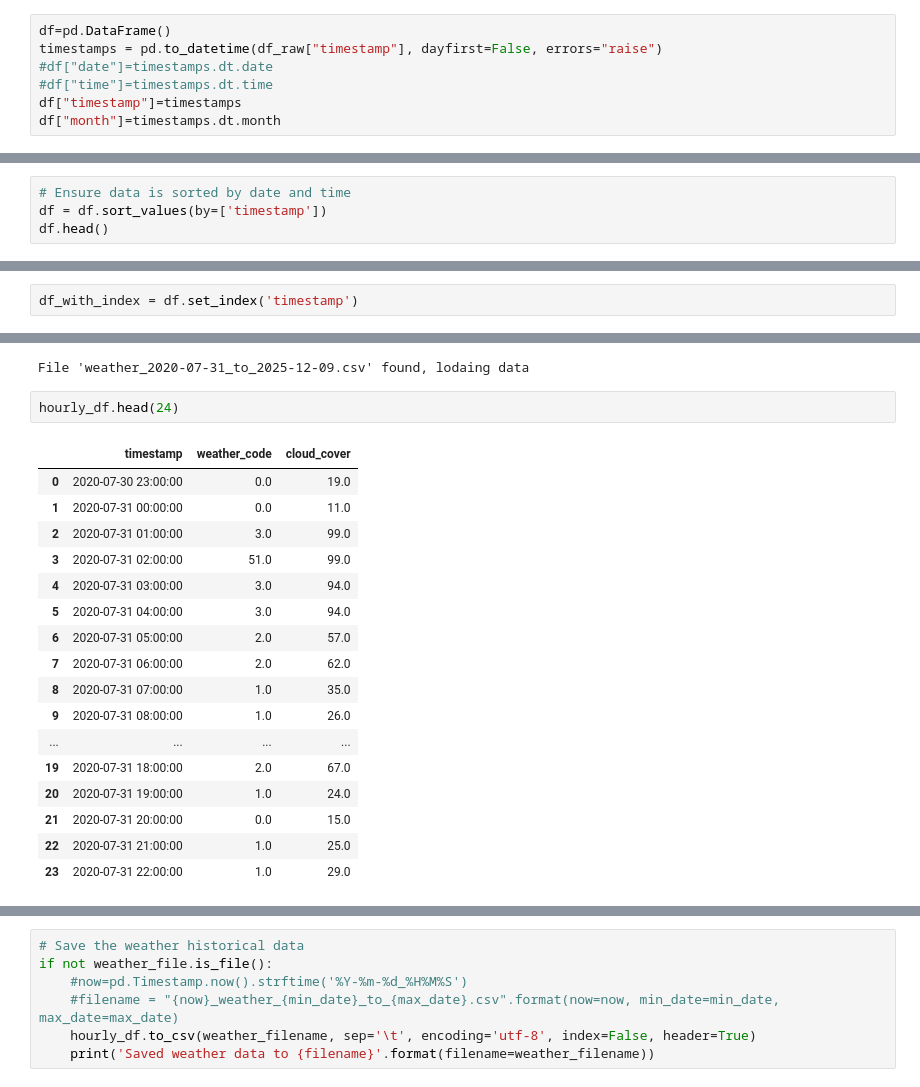
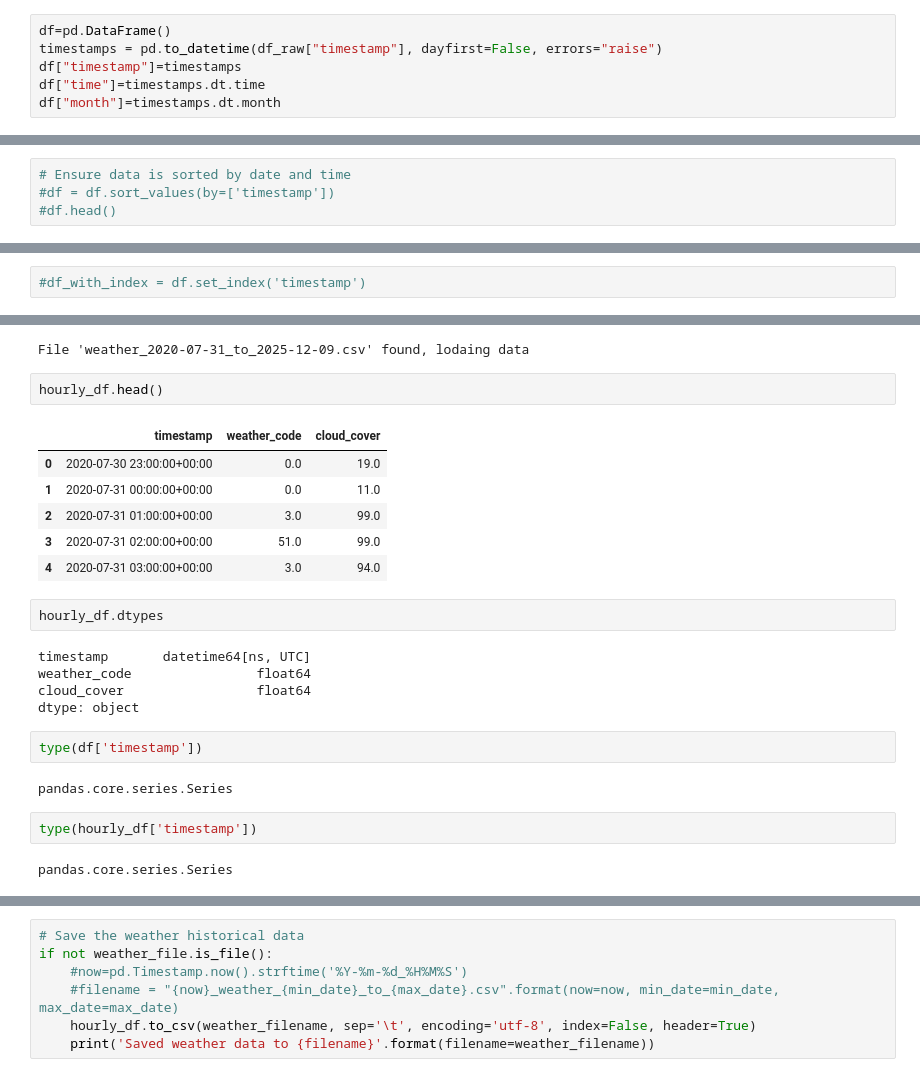
Before and after one commit to paleze/solar-energy-surplus-estimator, a Jupyter notebook: solar-energy-surplus-prediction.ipynb, the cells around one changed output, grey strips where cells are left out. Saved outputs shown, nothing was run; the diff lists cells and outputs as text.

Commit message:
Fix UTC timestamps mismatch; initial mlflow setup

```diff
--- a/solar-energy-surplus-prediction.ipynb
+++ b/solar-energy-surplus-prediction.ipynb
@@ -70,9 +99,8 @@ df_raw.head()
 # %%
 df=pd.DataFrame()
 timestamps = pd.to_datetime(df_raw["timestamp"], dayfirst=False, errors="raise")
-#df["date"]=timestamps.dt.date
-#df["time"]=timestamps.dt.time
 df["timestamp"]=timestamps
+df["time"]=timestamps.dt.time
 df["month"]=timestamps.dt.month
 # %%
 df.head()
@@ -283,4 +330,4 @@ df.head()
 # %%
 # Ensure data is sorted by date and time
-df = df.sort_values(by=['timestamp'])
-df.head()
+#df = df.sort_values(by=['timestamp'])
+#df.head()
@@ -294,3 +334,3 @@ df.head()
 # %%
-df_with_index = df.set_index('timestamp')
+#df_with_index = df.set_index('timestamp')
 # %%
@@ -336,22 +361,26 @@ else:
 # %% [output]
 File 'weather_2020-07-31_to_2025-12-09.csv' found, lodaing data
 # %%
-hourly_df.head(24)
+hourly_df.head()
 # %% [output]
 |  | timestamp | weather_code | cloud_cover |
-| 0 | 2020-07-30 23:00:00 | 0.0 | 19.0 |
-| 1 | 2020-07-31 00:00:00 | 0.0 | 11.0 |
-| 2 | 2020-07-31 01:00:00 | 3.0 | 99.0 |
-| 3 | 2020-07-31 02:00:00 | 51.0 | 99.0 |
-| 4 | 2020-07-31 03:00:00 | 3.0 | 94.0 |
-| 5 | 2020-07-31 04:00:00 | 3.0 | 94.0 |
-| 6 | 2020-07-31 05:00:00 | 2.0 | 57.0 |
-| 7 | 2020-07-31 06:00:00 | 2.0 | 62.0 |
-| 8 | 2020-07-31 07:00:00 | 1.0 | 35.0 |
-| 9 | 2020-07-31 08:00:00 | 1.0 | 26.0 |
-| ... | ... | ... | ... |
-| 19 | 2020-07-31 18:00:00 | 2.0 | 67.0 |
-| 20 | 2020-07-31 19:00:00 | 1.0 | 24.0 |
-| 21 | 2020-07-31 20:00:00 | 0.0 | 15.0 |
-| 22 | 2020-07-31 21:00:00 | 1.0 | 25.0 |
-| 23 | 2020-07-31 22:00:00 | 1.0 | 29.0 |
+| 0 | 2020-07-30 23:00:00+00:00 | 0.0 | 19.0 |
+| 1 | 2020-07-31 00:00:00+00:00 | 0.0 | 11.0 |
+| 2 | 2020-07-31 01:00:00+00:00 | 3.0 | 99.0 |
+| 3 | 2020-07-31 02:00:00+00:00 | 51.0 | 99.0 |
+| 4 | 2020-07-31 03:00:00+00:00 | 3.0 | 94.0 |
+# %%
+hourly_df.dtypes
+# %% [output]
+timestamp       datetime64[ns, UTC]
+weather_code                float64
+cloud_cover                 float64
+dtype: object
+# %%
+type(df['timestamp'])
+# %% [output]
+pandas.core.series.Series
+# %%
+type(hourly_df['timestamp'])
+# %% [output]
+pandas.core.series.Series
```
Also changed, not shown: parts of 33 cells of this notebook, 1 other file.
